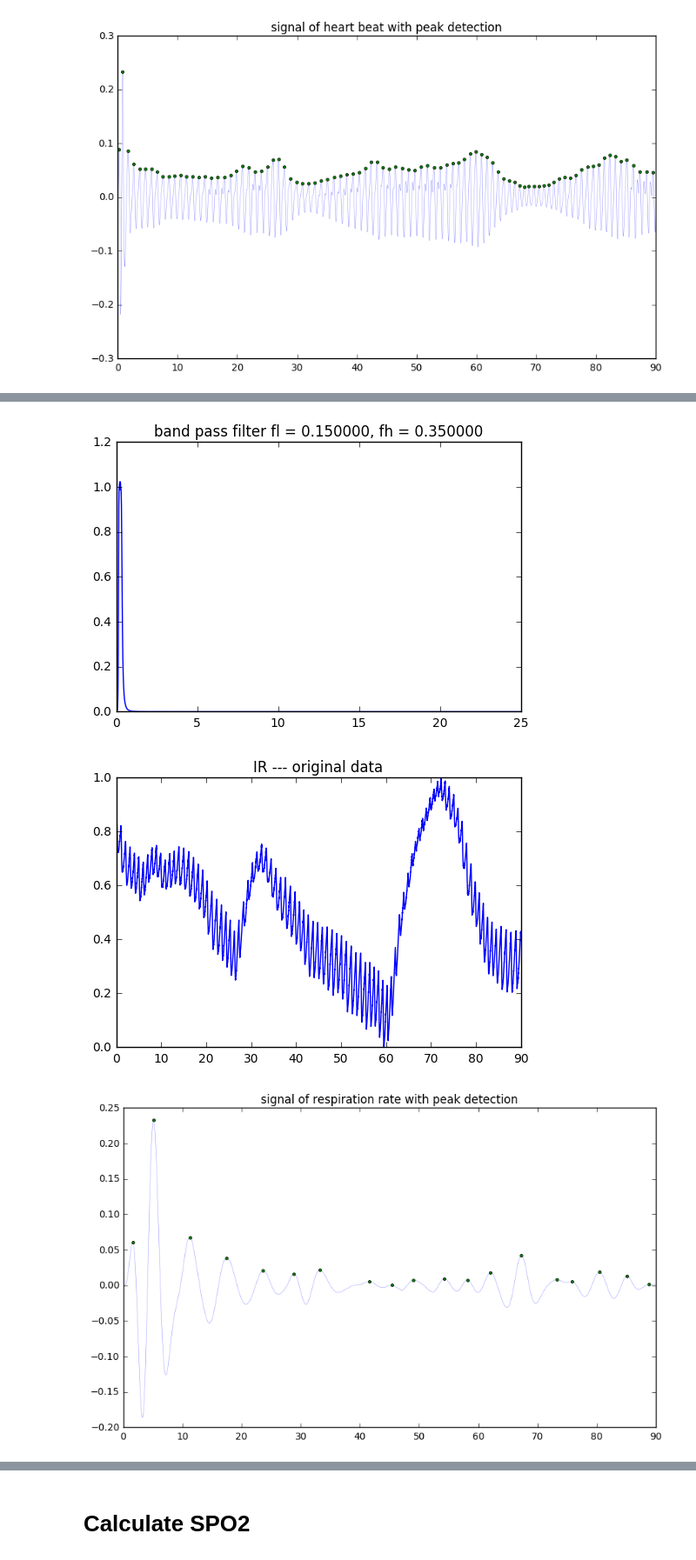
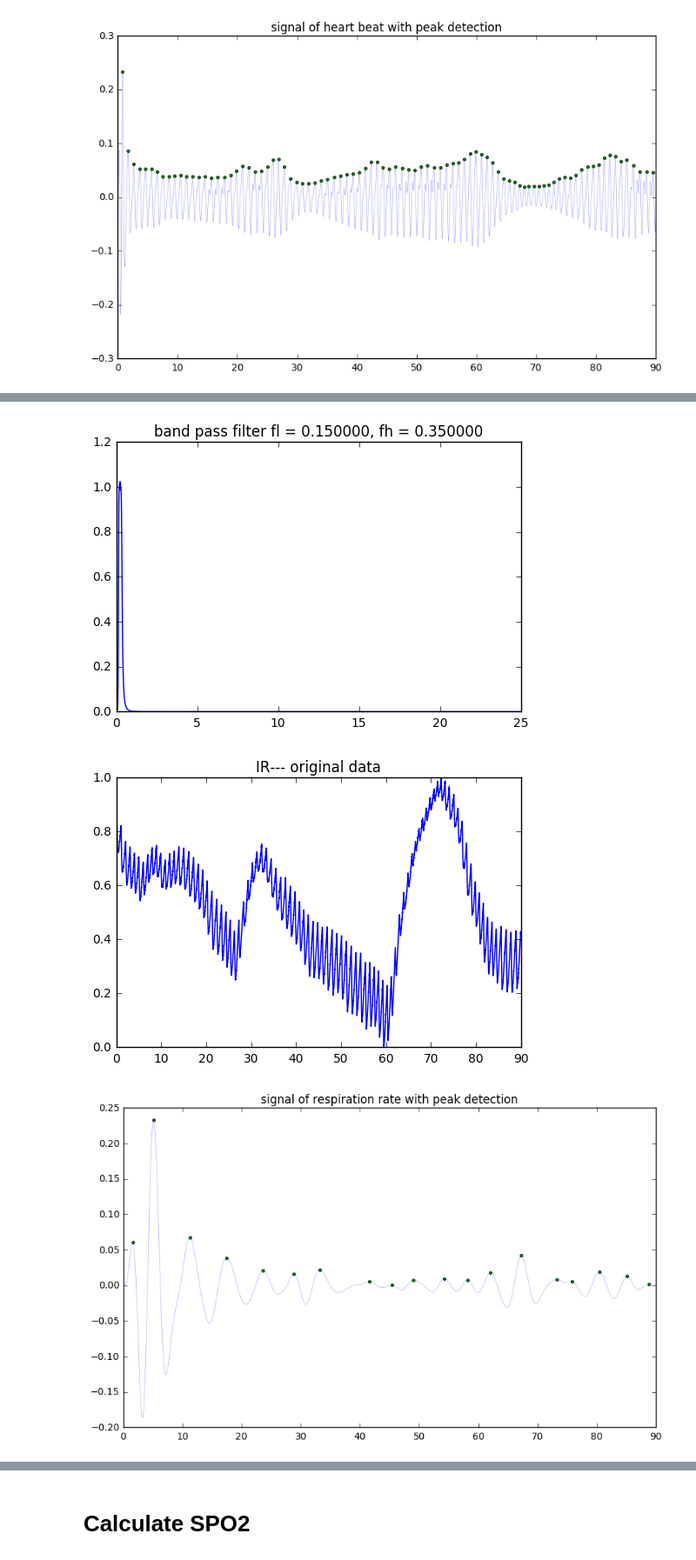
Before and after one commit to jma19/CS244Fall2017, a Jupyter notebook: Assignment#3/caculator.ipynb, the cells around one changed output, grey strips where cells are left out. Shown: that part at 87% size. Drawn from its saved outputs; the diff is of its cells as text; code cells hidden in the pictures.

```diff
--- a/Assignment#3/caculator.ipynb
+++ b/Assignment#3/caculator.ipynb
@@ -103,35 +119,33 @@ the real time heart rate is:
 # %%
 fs = 50.0
 lowcut = 0.15
 highcut = 0.35
 order = 4
 data = IR
 time = timestamp
 thres= 0.01
 min_dist = 100
-
-
 # Plot the frequency response for a few different orders.
 plt.figure(1)
 plt.clf()
 b, a = butter_bandpass(lowcut, highcut, fs, order)
 w, h = freqz(b, a, worN=2000)
 
 plt.plot((fs * 0.5 / np.pi) * w, abs(h))
 plt.title("band pass filter fl = %f, fh = %f" %(lowcut, highcut))
 plt.figure()
 
 y = butter_bandpass_filter(data, lowcut, highcut, fs, order)
 plt.plot(time, data)
-plt.title("IR --- original data")
+plt.title("IR--- original data")
 pyplot.figure(figsize=(10,6))
-index = peakutils.indexes(y, thres, min_dist)
+respirationIndex = peakutils.indexes(y, thres, min_dist)
 plt.plot(time, y, lw=0.4, alpha=0.4 )
-plt.plot(time[index],y[index], marker="o", ls="", ms=3 )
+plt.plot(time[respirationIndex],y[respirationIndex], marker="o", ls="", ms=3 )
 plt.title("signal of respiration rate with peak detection")
 # %% [output]
 <matplotlib.text.Text at 0x...>
 [figure]
-[figure, old version]
+[figure, new version]
 [figure]
 # %%
```
Also changed, not shown: parts of 11 cells of this notebook, 3 other files.
